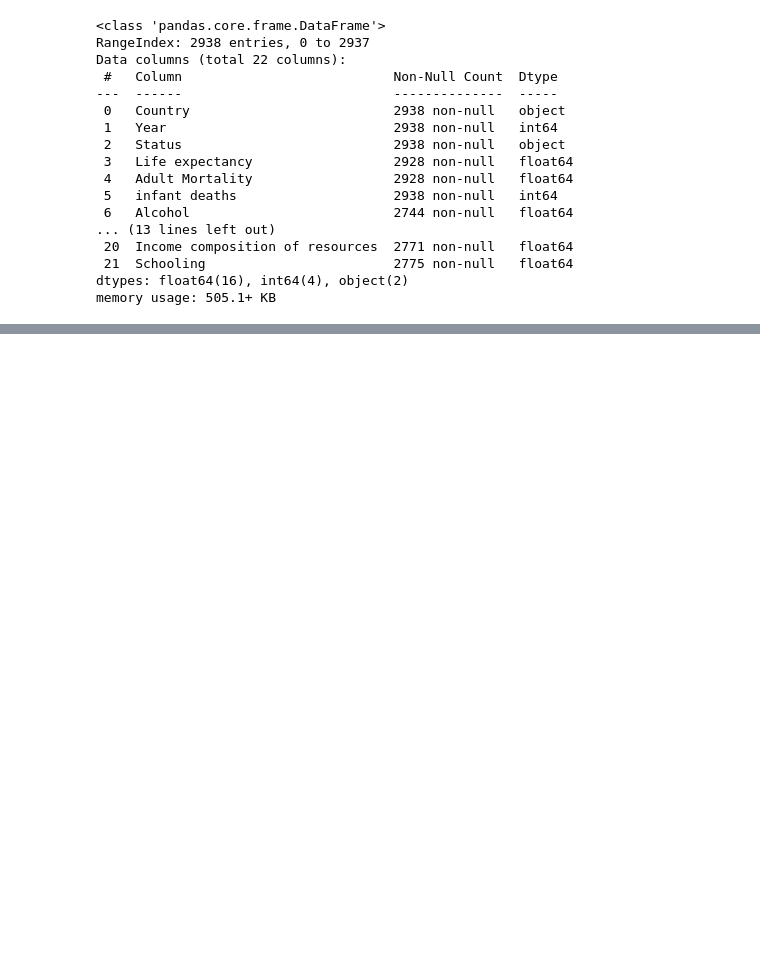
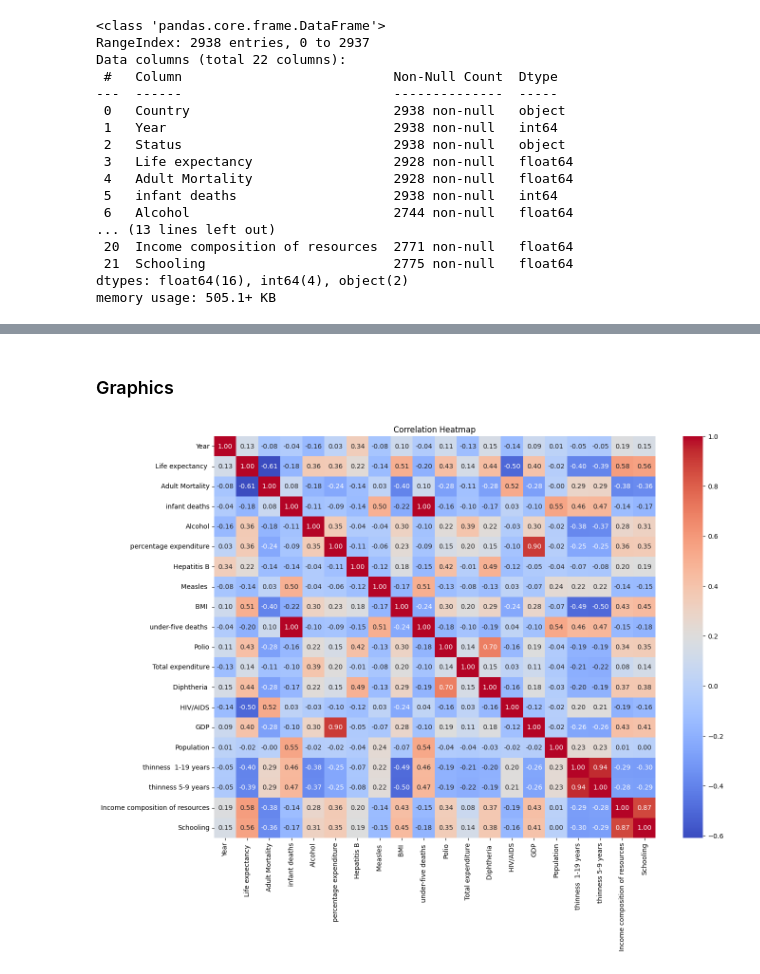
Before and after one commit to 90sfranco/Life-expectancy, a Jupyter notebook: notebooks/Migration_EDA.ipynb, the cells around one changed output, grey strips where cells are left out. Cells and saved outputs as stored; diff of their text form; code cells hidden in the pictures; blank space fills up the shorter version.

```diff
--- a/notebooks/Migration_EDA.ipynb
+++ b/notebooks/Migration_EDA.ipynb
@@ -122,0 +127,3 @@ memory usage: 505.1+ KB
+# %%
+df = df.astype({'Country': 'string', 'Status': 'string'})
+df.info()
@@ -122,0 +150,3 @@ memory usage: 505.1+ KB
+# %%
+df.fillna(0, inplace=True)
+df.info()
@@ -122,0 +171,12 @@ memory usage: 505.1+ KB
+# %% [markdown]
+### Graphics
+# %%
+num_data = df.select_dtypes(include=['float64', 'int64'])
+correlation = num_data.corr()
+
+plt.figure(figsize=(15, 11))
+sns.heatmap(correlation, annot=True, cmap='coolwarm', fmt='.2f')
+plt.title('Correlation Heatmap')
+plt.show()
+# %% [output]
+[figure, added]
```
Also changed, not shown: parts of 7 cells of this notebook.
